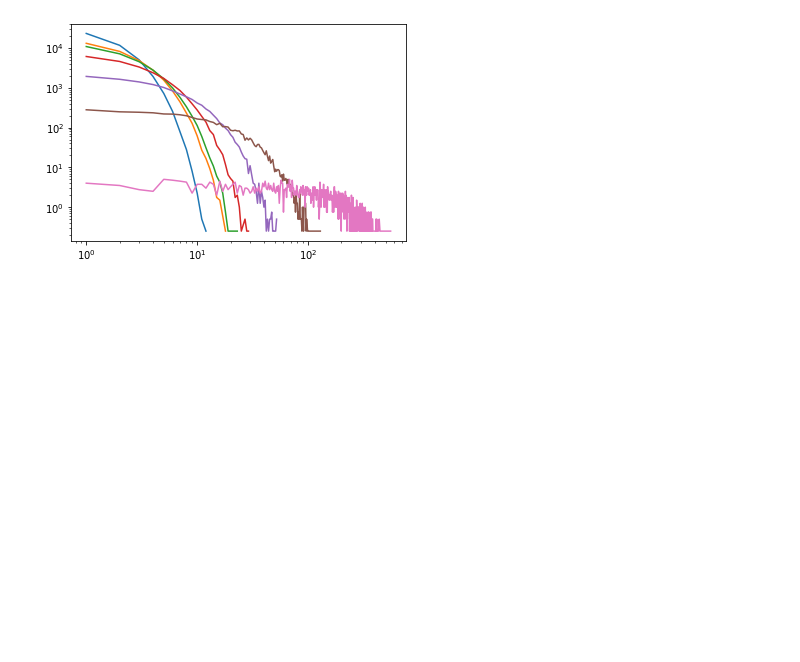
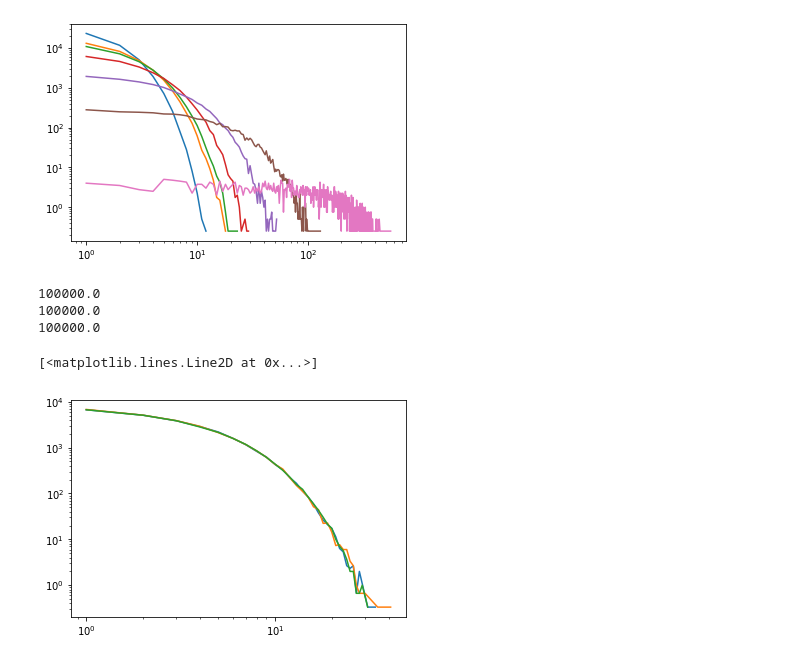
Before and after one commit to Sennevw/Masters-thesis, a Jupyter notebook: dataverwerking.ipynb, the cells around one changed output. Saved outputs shown, nothing was run; the diff lists cells and outputs as text; code cells hidden in the pictures; blank space fills up the shorter version.

```diff
--- a/dataverwerking.ipynb
+++ b/dataverwerking.ipynb
@@ -465,4 +471,28 @@ plt.loglog(size, amount, label="int")
 # %% [output]
 [<matplotlib.lines.Line2D at 0x...>]
 [figure]
+# %%
+size, amount = np.loadtxt("Pref_attach/True/r6_3D_tree_100000_0.800000_1.txt", skiprows=1, unpack=True)
+print(sum(amount*size)/3)
+size = size[1:]
+amount = amount[1:]/3
+plt.loglog(size, amount, label="int")
+
+size, amount = np.loadtxt("Pref_attach/R6_PA_0.800000_100000.txt", skiprows=1, unpack=True)
+print(sum(amount*size)/3)
+size = size[1:]
+amount = amount[1:]/3
+plt.loglog(size, amount, label="int")
+
+size, amount = np.loadtxt("Pref_attach/r6_3D_tree_100000_0.800000_1.txt", skiprows=1, unpack=True)
+print(sum(amount*size)/3)
+size = size[1:]
+amount = amount[1:]/3
+plt.loglog(size, amount, label="int")
+# %% [output]
+100000.0
+100000.0
+100000.0
+[<matplotlib.lines.Line2D at 0x...>]
+[figure, added]
 # %%
```
Also changed, not shown: parts of 4 cells of this notebook, 10 other files.
